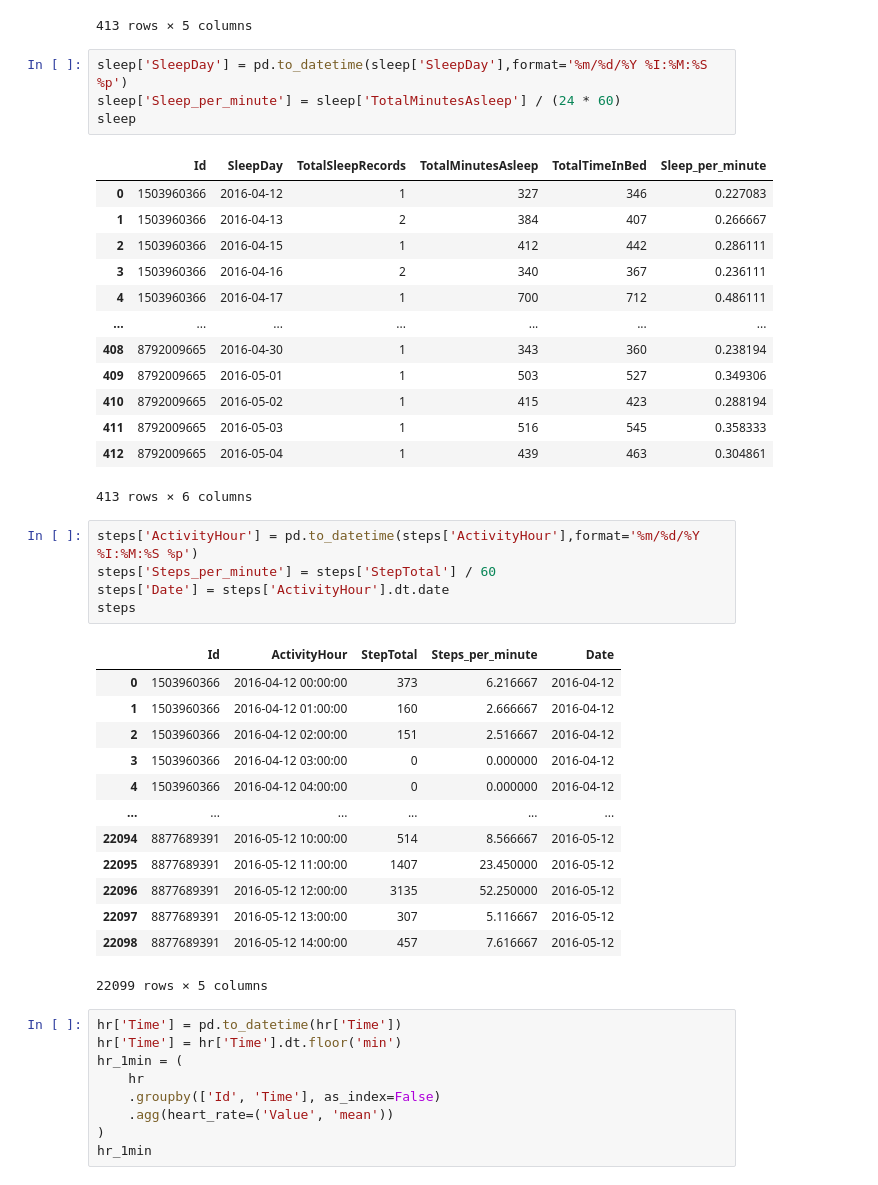
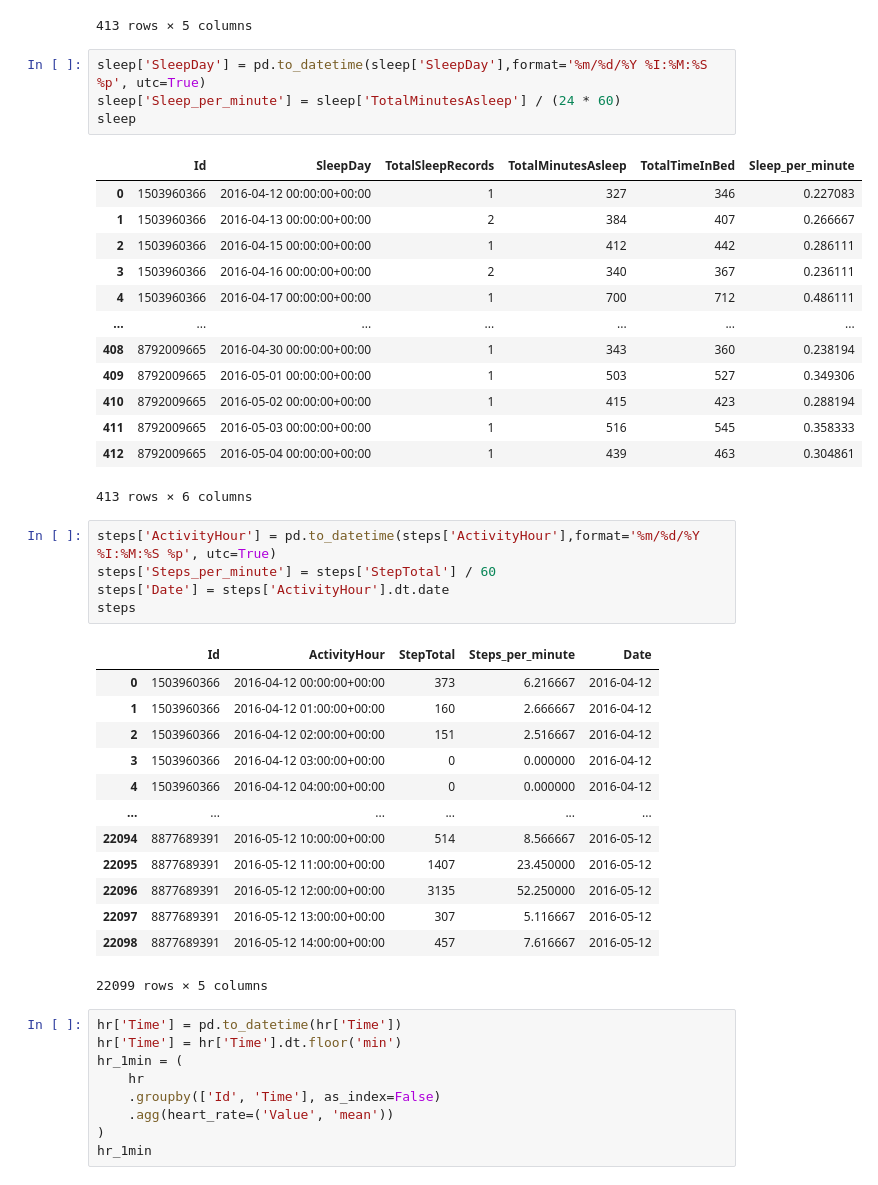
Before and after one commit to soumya0422/FitPulse-Health-Anomaly-Detection-from-Fitness-Devices-, a Jupyter notebook: preprocess.ipynb, the cells around one changed output. Saved outputs shown, nothing was run; the diff lists cells and outputs as text.

```diff
--- a/preprocess.ipynb
+++ b/preprocess.ipynb
@@ -61,41 +61,41 @@ sleep
 | 412 | 8792009665 | 5/4/2016 12:00:00 AM | 1 | 439 | 463 |
 413 rows × 5 columns
 # %%
-sleep['SleepDay'] = pd.to_datetime(sleep['SleepDay'],format='%m/%d/%Y %I:%M:%S %p')
+sleep['SleepDay'] = pd.to_datetime(sleep['SleepDay'],format='%m/%d/%Y %I:%M:%S %p', utc=True)
 sleep['Sleep_per_minute'] = sleep['TotalMinutesAsleep'] / (24 * 60)
 sleep
 # %% [output]
 |  | Id | SleepDay | TotalSleepRecords | TotalMinutesAsleep | TotalTimeInBed | Sleep_per_minute |
-| 0 | 1503960366 | 2016-04-12 | 1 | 327 | 346 | 0.227083 |
-| 1 | 1503960366 | 2016-04-13 | 2 | 384 | 407 | 0.266667 |
-| 2 | 1503960366 | 2016-04-15 | 1 | 412 | 442 | 0.286111 |
-| 3 | 1503960366 | 2016-04-16 | 2 | 340 | 367 | 0.236111 |
-| 4 | 1503960366 | 2016-04-17 | 1 | 700 | 712 | 0.486111 |
+| 0 | 1503960366 | 2016-04-12 00:00:00+00:00 | 1 | 327 | 346 | 0.227083 |
+| 1 | 1503960366 | 2016-04-13 00:00:00+00:00 | 2 | 384 | 407 | 0.266667 |
+| 2 | 1503960366 | 2016-04-15 00:00:00+00:00 | 1 | 412 | 442 | 0.286111 |
+| 3 | 1503960366 | 2016-04-16 00:00:00+00:00 | 2 | 340 | 367 | 0.236111 |
+| 4 | 1503960366 | 2016-04-17 00:00:00+00:00 | 1 | 700 | 712 | 0.486111 |
 | ... | ... | ... | ... | ... | ... | ... |
-| 408 | 8792009665 | 2016-04-30 | 1 | 343 | 360 | 0.238194 |
-| 409 | 8792009665 | 2016-05-01 | 1 | 503 | 527 | 0.349306 |
-| 410 | 8792009665 | 2016-05-02 | 1 | 415 | 423 | 0.288194 |
-| 411 | 8792009665 | 2016-05-03 | 1 | 516 | 545 | 0.358333 |
-| 412 | 8792009665 | 2016-05-04 | 1 | 439 | 463 | 0.304861 |
+| 408 | 8792009665 | 2016-04-30 00:00:00+00:00 | 1 | 343 | 360 | 0.238194 |
+| 409 | 8792009665 | 2016-05-01 00:00:00+00:00 | 1 | 503 | 527 | 0.349306 |
+| 410 | 8792009665 | 2016-05-02 00:00:00+00:00 | 1 | 415 | 423 | 0.288194 |
+| 411 | 8792009665 | 2016-05-03 00:00:00+00:00 | 1 | 516 | 545 | 0.358333 |
+| 412 | 8792009665 | 2016-05-04 00:00:00+00:00 | 1 | 439 | 463 | 0.304861 |
 413 rows × 6 columns
 # %%
-steps['ActivityHour'] = pd.to_datetime(steps['ActivityHour'],format='%m/%d/%Y %I:%M:%S %p')
+steps['ActivityHour'] = pd.to_datetime(steps['ActivityHour'],format='%m/%d/%Y %I:%M:%S %p', utc=True)
 steps['Steps_per_minute'] = steps['StepTotal'] / 60
 steps['Date'] = steps['ActivityHour'].dt.date
 steps
 # %% [output]
 |  | Id | ActivityHour | StepTotal | Steps_per_minute | Date |
-| 0 | 1503960366 | 2016-04-12 00:00:00 | 373 | 6.216667 | 2016-04-12 |
-| 1 | 1503960366 | 2016-04-12 01:00:00 | 160 | 2.666667 | 2016-04-12 |
-| 2 | 1503960366 | 2016-04-12 02:00:00 | 151 | 2.516667 | 2016-04-12 |
-| 3 | 1503960366 | 2016-04-12 03:00:00 | 0 | 0.000000 | 2016-04-12 |
-| 4 | 1503960366 | 2016-04-12 04:00:00 | 0 | 0.000000 | 2016-04-12 |
+| 0 | 1503960366 | 2016-04-12 00:00:00+00:00 | 373 | 6.216667 | 2016-04-12 |
+| 1 | 1503960366 | 2016-04-12 01:00:00+00:00 | 160 | 2.666667 | 2016-04-12 |
+| 2 | 1503960366 | 2016-04-12 02:00:00+00:00 | 151 | 2.516667 | 2016-04-12 |
+| 3 | 1503960366 | 2016-04-12 03:00:00+00:00 | 0 | 0.000000 | 2016-04-12 |
+| 4 | 1503960366 | 2016-04-12 04:00:00+00:00 | 0 | 0.000000 | 2016-04-12 |
 | ... | ... | ... | ... | ... | ... |
-| 22094 | 8877689391 | 2016-05-12 10:00:00 | 514 | 8.566667 | 2016-05-12 |
-| 22095 | 8877689391 | 2016-05-12 11:00:00 | 1407 | 23.450000 | 2016-05-12 |
-| 22096 | 8877689391 | 2016-05-12 12:00:00 | 3135 | 52.250000 | 2016-05-12 |
-| 22097 | 8877689391 | 2016-05-12 13:00:00 | 307 | 5.116667 | 2016-05-12 |
-| 22098 | 8877689391 | 2016-05-12 14:00:00 | 457 | 7.616667 | 2016-05-12 |
+| 22094 | 8877689391 | 2016-05-12 10:00:00+00:00 | 514 | 8.566667 | 2016-05-12 |
+| 22095 | 8877689391 | 2016-05-12 11:00:00+00:00 | 1407 | 23.450000 | 2016-05-12 |
+| 22096 | 8877689391 | 2016-05-12 12:00:00+00:00 | 3135 | 52.250000 | 2016-05-12 |
+| 22097 | 8877689391 | 2016-05-12 13:00:00+00:00 | 307 | 5.116667 | 2016-05-12 |
+| 22098 | 8877689391 | 2016-05-12 14:00:00+00:00 | 457 | 7.616667 | 2016-05-12 |
 22099 rows × 5 columns
 # %%
 hr['Time'] = pd.to_datetime(hr['Time'])
```
Also changed, not shown: parts of 3 cells of this notebook.
